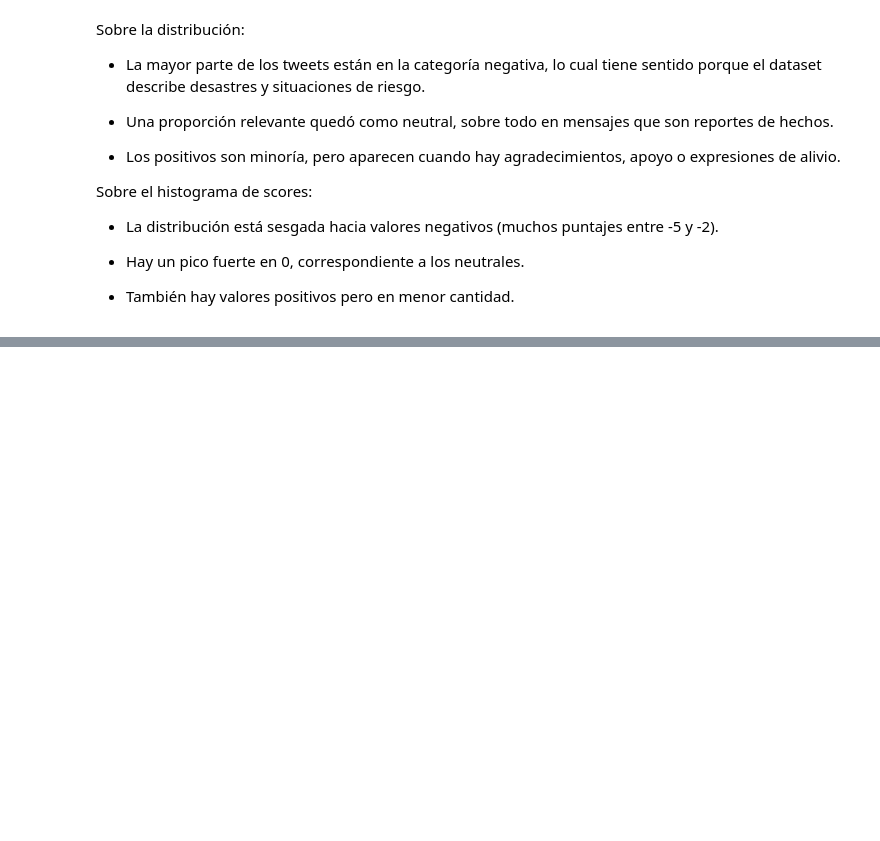
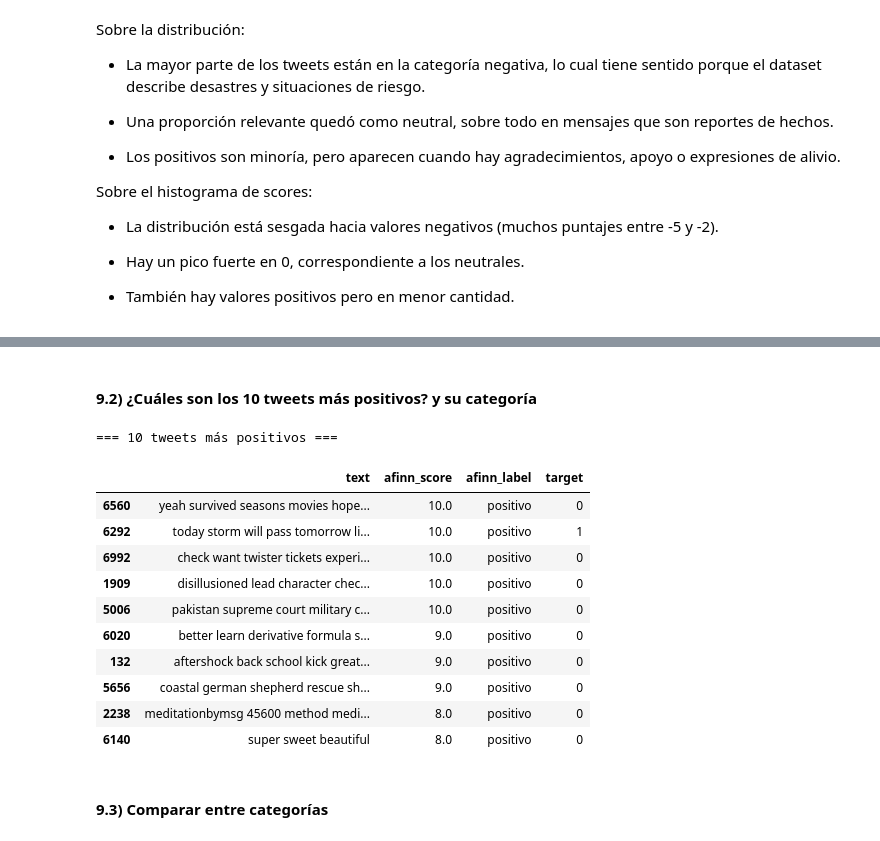
Before and after one commit to Saiyan-Javi/Lab5DS, a Jupyter notebook: Lab5DS.ipynb, the cells around one changed output, grey strips where cells are left out. Saved outputs shown, nothing was run; the diff lists cells and outputs as text; code cells hidden in the pictures; blank space fills up the shorter version.

```diff
--- a/Lab5DS.ipynb
+++ b/Lab5DS.ipynb
@@ -792,0 +815,22 @@ Sobre el histograma de scores:
+# %% [markdown]
+#### 9.2) ¿Cuáles son los 10 tweets más positivos? y su categoría
+# %%
+# Top 10 más positivos
+top_pos = df.sort_values("afinn_score", ascending=False).head(10)[["text","afinn_score","afinn_label","target"]]
+print("=== 10 tweets más positivos ===")
+display(top_pos)
+# %% [output]
+=== 10 tweets más positivos ===
+|  | text | afinn_score | afinn_label | target |
+| 6560 | yeah survived seasons movies hope... | 10.0 | positivo | 0 |
+| 6292 | today storm will pass tomorrow li... | 10.0 | positivo | 1 |
+| 6992 | check want twister tickets experi... | 10.0 | positivo | 0 |
+| 1909 | disillusioned lead character chec... | 10.0 | positivo | 0 |
+| 5006 | pakistan supreme court military c... | 10.0 | positivo | 0 |
+| 6020 | better learn derivative formula s... | 9.0 | positivo | 0 |
+| 132 | aftershock back school kick great... | 9.0 | positivo | 0 |
+| 5656 | coastal german shepherd rescue sh... | 9.0 | positivo | 0 |
+| 2238 | meditationbymsg 45600 method medi... | 8.0 | positivo | 0 |
+| 6140 | super sweet beautiful | 8.0 | positivo | 0 |
+# %% [markdown]
+#### 9.3) Comparar entre categorías
```
Also changed, not shown: parts of 4 cells of this notebook.
